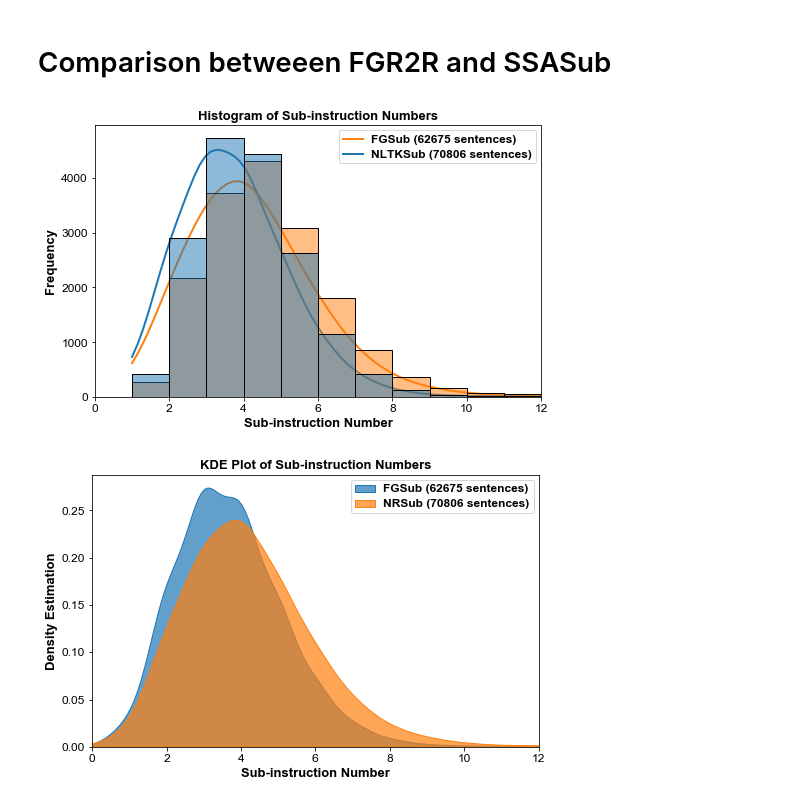
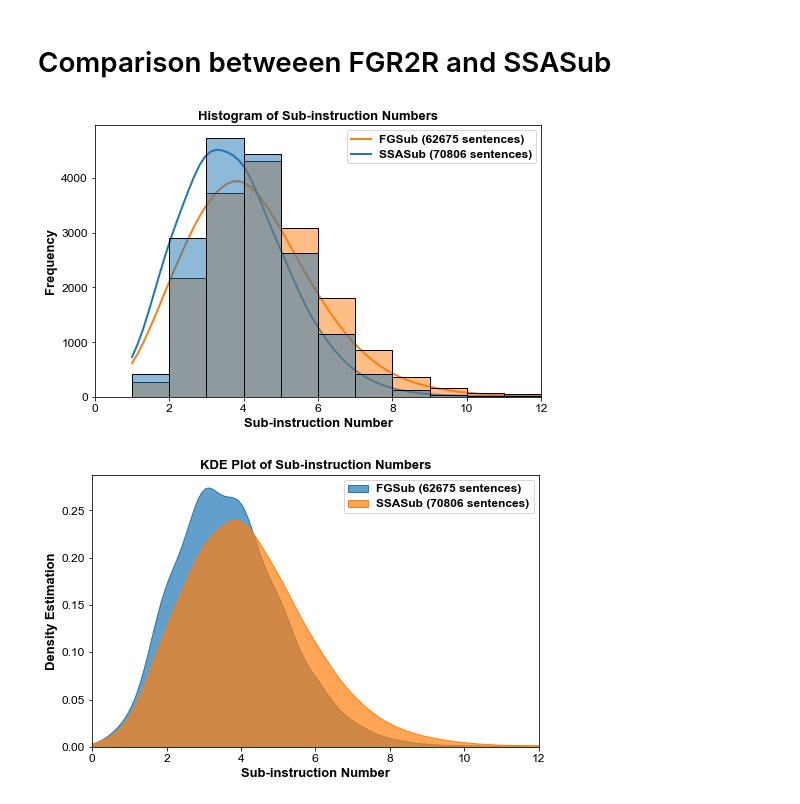
Before and after one commit to RavenKiller/R2R_VLNCE_FSASub, a Jupyter notebook: SSA.ipynb, the cells around one changed output. Cells and saved outputs as stored; diff of their text form; code cells hidden in the pictures.

```diff
--- a/SSA.ipynb
+++ b/SSA.ipynb
@@ -512,12 +512,12 @@ sub_instructions = []
 splits = ["train", "val_seen", "val_unseen","test"]
 for split in splits:
     # /home/raven/codes/vln-ce/data/datasets/R2R_VLNCE_FGR2R/
-    sub_data_path = "NRSub/%s/%s_sub.json.gz"%(split, split)
+    sub_data_path = "SSASub/%s/%s_sub.json.gz"%(split, split)
     with gzip.open(sub_data_path, "r") as f:
         sub_data = json.loads(f.read())
     for item in tqdm(sub_data["episodes"]):
         sub_instructions.append(item["sub_instruction"])
-nltkr_lens = [len(v) for v in sub_instructions]
+ssa_lens = [len(v) for v in sub_instructions]
 sub_instructions = []
 for split in splits:
     # /home/raven/codes/vln-ce/data/datasets/R2R_VLNCE_FGR2R/
@@ -528,39 +528,39 @@ for split in splits:
         sub_instructions.append(item["sub_instruction"])
 fgr2r_lens = [len(v) for v in sub_instructions]
 fgr2r_mean = np.mean(np.array(fgr2r_lens))
-nltkr_mean = np.mean(np.array(nltkr_lens))
+ssa_mean = np.mean(np.array(ssa_lens))
 # %%
 fig = plt.figure(figsize=(8, 5))
 ax = fig.add_subplot(111)
 c = [plt.cm.Spectral(i/1.0) for i in range(2)]
-sns.histplot({"FGSub (62675 sentences)": fgr2r_lens, "NLTKSub (70806 sentences)": nltkr_lens}, ax=ax, binrange=[
+sns.histplot({"FGSub (62675 sentences)": fgr2r_lens, "SSASub (70806 sentences)": ssa_lens}, ax=ax, binrange=[
              0, 12], binwidth=1, kde=True, kde_kws={"gridsize": 100, "bw_method": 0.4}, line_kws={"linewidth":2}, zorder=1000)
 # ax.hist(fgr2r_lens,density=True, bins=10, alpha=0.75)
-# ax.hist(nltkr_lens,density=True, bins=10, alpha=0.75)
+# ax.hist(ssa_lens,density=True, bins=10, alpha=0.75)
 ax.set_xlabel("Sub-instruction Number", fontsize=13, fontweight='bold')
 ax.set_ylabel("Frequency", fontsize=13, fontweight='bold')
 ax.set_title("Histogram of Sub-instruction Numbers", fontsize=13, fontweight='bold')
 ax.set_xlim([0, 12])
-ax.legend(["FGSub (62675 sentences)", "NLTKSub (70806 sentences)"])
+ax.legend(["FGSub (62675 sentences)", "SSASub (70806 sentences)"])
 plt.xticks(fontsize=12, )
 plt.yticks(fontsize=12, )
 leg = ax.get_legend()
 ltext = leg.get_texts()
 plt.setp(ltext, fontsize=12, fontweight='bold')
 plt.savefig("cmp_sub.pdf", bbox_inches='tight')
 plt.show()
 # %% [output]
-[figure, old version]
+[figure, new version]
 # %%
 fig = plt.figure(figsize=(8, 5))
 ax = fig.add_subplot(111)
 sns.kdeplot(fgr2r_lens, shade=True, label="Cyl=4", alpha=.7, gridsize=200, bw_method=0.35)
-sns.kdeplot(nltkr_lens, shade=True, label="Cyl=4", alpha=.7, gridsize=200, bw_method=0.35)
+sns.kdeplot(ssa_lens, shade=True, label="Cyl=4", alpha=.7, gridsize=200, bw_method=0.35)
 ax.set_xlabel("Sub-instruction Number", fontsize=13, fontweight='bold')
 ax.set_ylabel("Density Estimation", fontsize=13, fontweight='bold')
 ax.set_title("KDE Plot of Sub-instruction Numbers", fontsize=13, fontweight='bold')
 ax.set_xlim([0, 12])
-ax.legend(["FGSub (62675 sentences)", "NRSub (70806 sentences)"])
+ax.legend(["FGSub (62675 sentences)", "SSASub (70806 sentences)"])
 plt.xticks(fontsize=12, )
 plt.yticks(fontsize=12, )
 leg = ax.get_legend()
@@ -569,4 +569,4 @@ plt.setp(ltext, fontsize=12, fontweight='bold')
 plt.savefig("cmp_sub_kde.pdf", bbox_inches='tight')
 plt.show()
 # %% [output]
-[figure, old version]
+[figure, new version]
```
Also changed, not shown: parts of 1 cell of this notebook.
